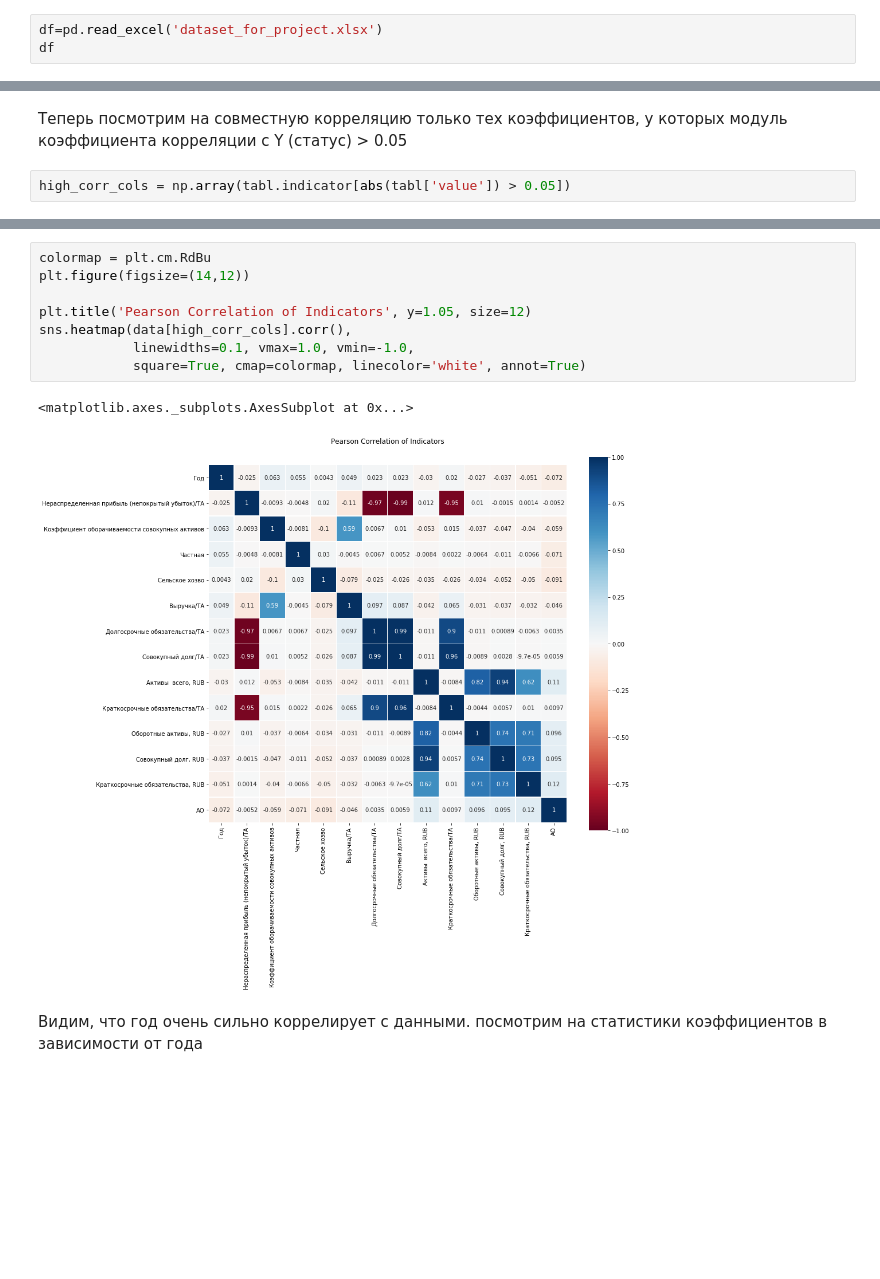
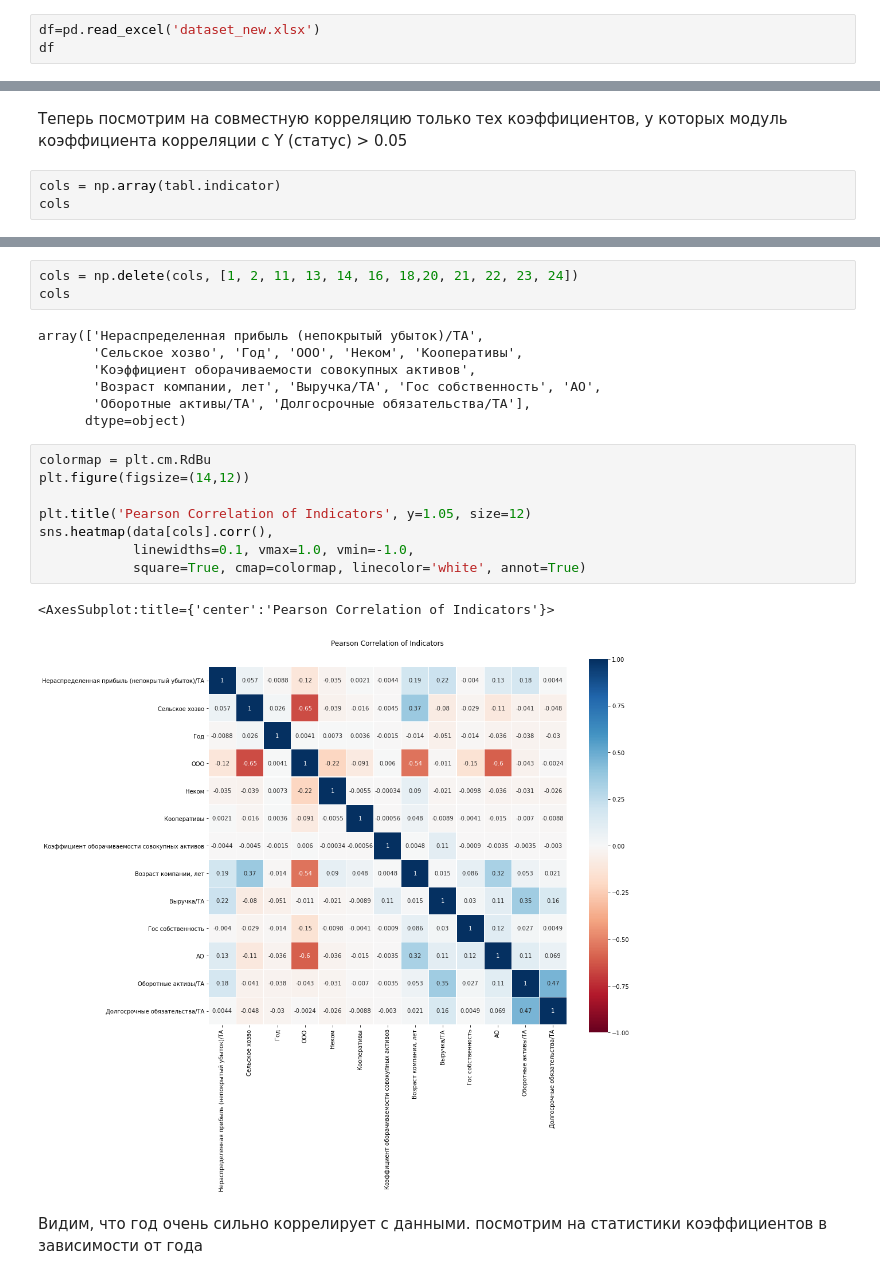
Before and after one commit to dariagerasimenko/Econ_projects, a Jupyter notebook: Econometrics 2021/Preliminary_analysis_of_data.ipynb, the cells around one changed output, grey strips where cells are left out. Cells and saved outputs as stored; diff of their text form; blank space fills up the shorter version.

```diff
--- a/Econometrics 2021/Preliminary_analysis_of_data.ipynb
+++ b/Econometrics 2021/Preliminary_analysis_of_data.ipynb
@@ -16,7 +16,7 @@ Populating the interactive namespace from numpy and matplotlib
 # %% [markdown]
 Откроем датасет (в кавычках указан путь к файлу на моем копмьютере, нужно его заменить), указанные параметры - параметры открытия файла csv. Если русские символы декодируются неправильно или что-то ломается - следует убрать " engine='python' ". Далее открываем датасет
 # %%
-df=pd.read_excel('dataset_for_project.xlsx')
+df=pd.read_excel('dataset_new.xlsx')
 df
 # %% [output]
 |  | № | Наименование | Год | Возраст компании, лет | Статус | Организационно-правовая форма | ... |
@@ -183,4 +194,5 @@ sns.heatmap(data[cols].corr(),
 # %% [markdown]
 Теперь посмотрим на совместную корреляцию только тех коэффициентов, у которых модуль коэффициента корреляции с Y (статус) > 0.05
 # %%
-high_corr_cols = np.array(tabl.indicator[abs(tabl['value']) > 0.05])
+cols = np.array(tabl.indicator)
+cols
@@ -187,14 +211,24 @@ high_corr_cols = np.array(tabl.indicator[abs(tabl['value']) > 0.05])
+# %%
+cols = np.delete(cols, [1, 2, 11, 13, 14, 16, 18,20, 21, 22, 23, 24])
+cols
+# %% [output]
+array(['Нераспределенная прибыль (непокрытый убыток)/ТА',
+       'Сельское хозво', 'Год', 'ООО', 'Неком', 'Кооперативы',
+       'Коэффициент оборачиваемости совокупных активов',
+       'Возраст компании, лет', 'Выручка/ТА', 'Гос собственность', 'АО',
+       'Оборотные активы/ТА', 'Долгосрочные обязательства/ТА'],
+      dtype=object)
 # %%
 colormap = plt.cm.RdBu
 plt.figure(figsize=(14,12))
 
 plt.title('Pearson Correlation of Indicators', y=1.05, size=12)
-sns.heatmap(data[high_corr_cols].corr(),
+sns.heatmap(data[cols].corr(),
             linewidths=0.1, vmax=1.0, vmin=-1.0,
             square=True, cmap=colormap, linecolor='white', annot=True)
 # %% [output]
-<matplotlib.axes._subplots.AxesSubplot at 0x...>
+<AxesSubplot:title={'center':'Pearson Correlation of Indicators'}>
-[figure, old version]
+[figure, new version]
 # %% [markdown]
 Видим, что год очень сильно коррелирует с данными. посмотрим на статистики коэффициентов в зависимости от года
 # %%
```
Also changed, not shown: parts of 14 cells of this notebook, 2 other files.
